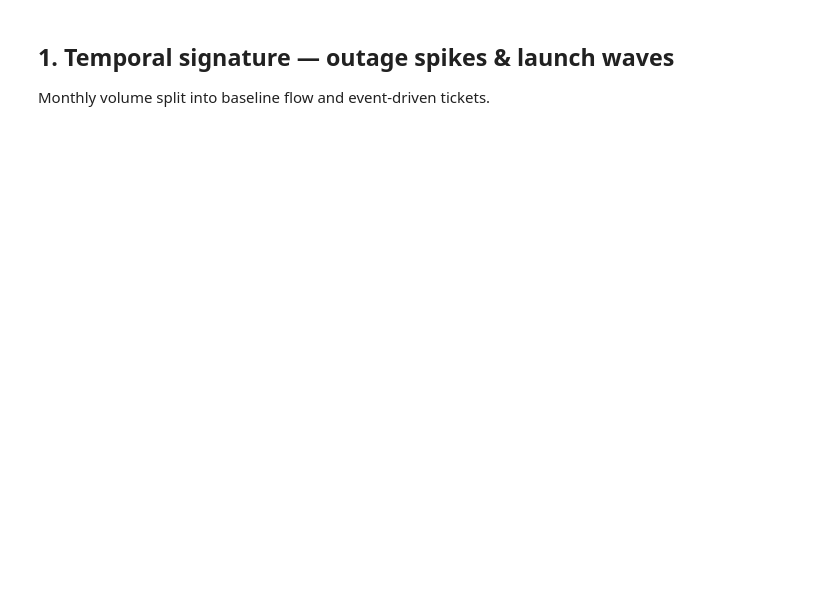
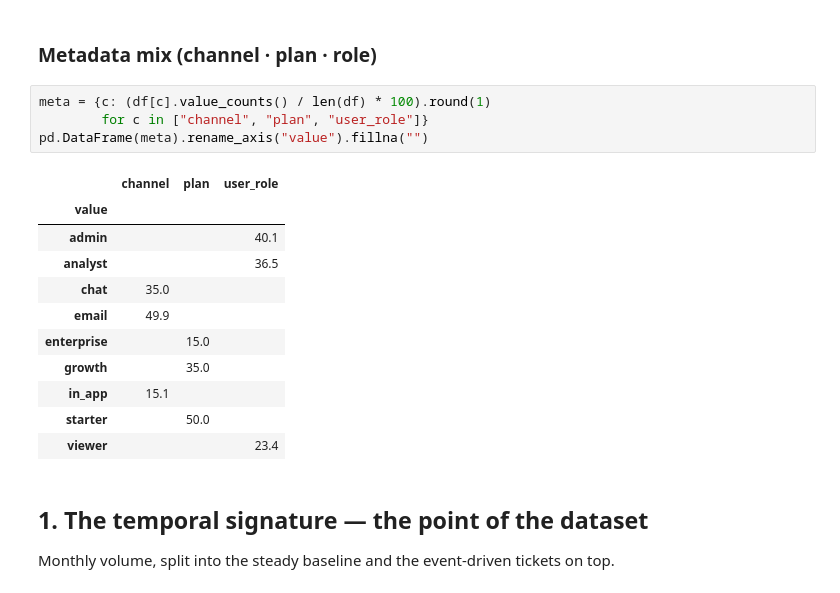
Before and after one commit to VladislavMarinovich/saas-support-rag-triage, a Jupyter notebook: notebooks/kaggle_eda.ipynb, the cells around one changed output. Drawn from its saved outputs; the diff is of its cells as text; blank space fills up the shorter version.

```diff
--- a/notebooks/kaggle_eda.ipynb
+++ b/notebooks/kaggle_eda.ipynb
@@ -37,7 +125,25 @@ print(df.groupby(df.created_at.dt.year).size().rename("tickets").to_frame())
+# %% [markdown]
+### Metadata mix (channel · plan · role)
+# %%
+meta = {c: (df[c].value_counts() / len(df) * 100).round(1)
+        for c in ["channel", "plan", "user_role"]}
+pd.DataFrame(meta).rename_axis("value").fillna("")
+# %% [output]
+|  | channel | plan | user_role |
+| value |  |  |  |
+| admin |  |  | 40.1 |
+| analyst |  |  | 36.5 |
+| chat | 35.0 |  |  |
+| email | 49.9 |  |  |
+| enterprise |  | 15.0 |  |
+| growth |  | 35.0 |  |
+| in_app | 15.1 |  |  |
+| starter |  | 50.0 |  |
+| viewer |  |  | 23.4 |
 # %% [markdown]
-## 1. Temporal signature — outage spikes & launch waves
+## 1. The temporal signature — the point of the dataset
 
-Monthly volume split into baseline flow and event-driven tickets.
+Monthly volume, split into the steady baseline and the event-driven tickets on top.
 # %%
 piv = (df.groupby(["month", "is_event"]).size()
          .unstack(fill_value=0).rename(columns={False: "baseline", True: "event"}))
```
Also changed, not shown: parts of 39 cells of this notebook.
